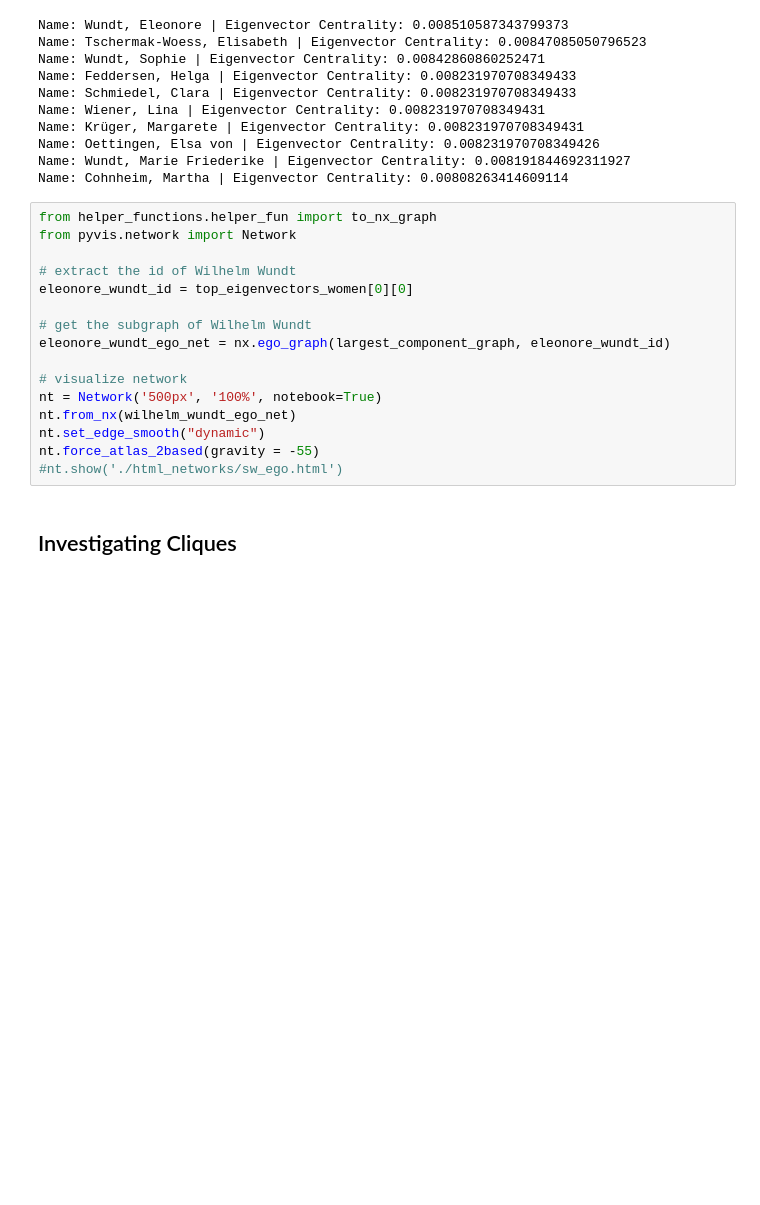
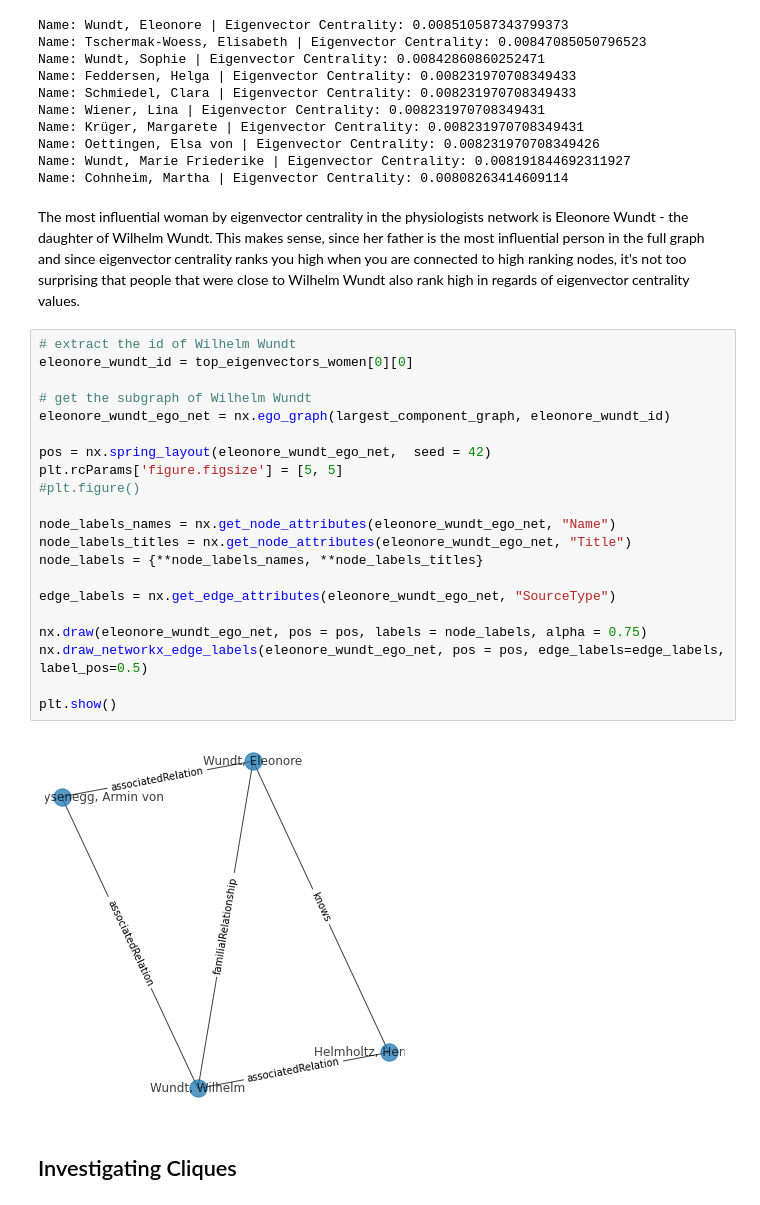
Before and after one commit to sonar-idh/jupyter-curriculum, a Jupyter notebook: notebooks/Notebook 4 - History of Medicine.ipynb, the cells around one changed output. Saved outputs shown, nothing was run; the diff lists cells and outputs as text; blank space fills up the shorter version.

```diff
--- a/notebooks/Notebook 4 - History of Medicine.ipynb
+++ b/notebooks/Notebook 4 - History of Medicine.ipynb
@@ -446,21 +452,30 @@ Name: Krüger, Margarete | Eigenvector Centrality: 0.008231970708349431
 Name: Oettingen, Elsa von | Eigenvector Centrality: 0.008231970708349426
 Name: Wundt, Marie Friederike | Eigenvector Centrality: 0.008191844692311927
 Name: Cohnheim, Martha | Eigenvector Centrality: 0.00808263414609114
-# %%
-from helper_functions.helper_fun import to_nx_graph
-from pyvis.network import Network
-
-# extract the id of Wilhelm Wundt
-eleonore_wundt_id = top_eigenvectors_women[0][0]
-
-# get the subgraph of Wilhelm Wundt
-eleonore_wundt_ego_net = nx.ego_graph(largest_component_graph, eleonore_wundt_id)
-
-# visualize network
-nt = Network('500px', '100%', notebook=True)
-nt.from_nx(wilhelm_wundt_ego_net)
-nt.set_edge_smooth("dynamic")
-nt.force_atlas_2based(gravity = -55)
-#nt.show('./html_networks/sw_ego.html')
+# %% [markdown]
+The most influential woman by eigenvector centrality in the physiologists network is Eleonore Wundt - the daughter of Wilhelm Wundt. This makes sense, since her father is the most influential person in the full graph and since eigenvector centrality ranks you high when you are connected to high ranking nodes, it's not too surprising that people that were close to Wilhelm Wundt also rank high in regards of eigenvector centrality values.
+# %%
+# extract the id of Wilhelm Wundt
+eleonore_wundt_id = top_eigenvectors_women[0][0]
+
+# get the subgraph of Wilhelm Wundt
+eleonore_wundt_ego_net = nx.ego_graph(largest_component_graph, eleonore_wundt_id)
+
+pos = nx.spring_layout(eleonore_wundt_ego_net,  seed = 42)
+plt.rcParams['figure.figsize'] = [5, 5]
+#plt.figure()
+
+node_labels_names = nx.get_node_attributes(eleonore_wundt_ego_net, "Name")
+node_labels_titles = nx.get_node_attributes(eleonore_wundt_ego_net, "Title")
+node_labels = {**node_labels_names, **node_labels_titles}
+
+edge_labels = nx.get_edge_attributes(eleonore_wundt_ego_net, "SourceType")
+
+nx.draw(eleonore_wundt_ego_net, pos = pos, labels = node_labels, alpha = 0.75)
+nx.draw_networkx_edge_labels(eleonore_wundt_ego_net, pos = pos, edge_labels=edge_labels, label_pos=0.5)
+
+plt.show()
+# %% [output]
+[figure, added]
 # %% [markdown]
 ## Investigating Cliques
```
Also changed, not shown: parts of 56 cells of this notebook.
